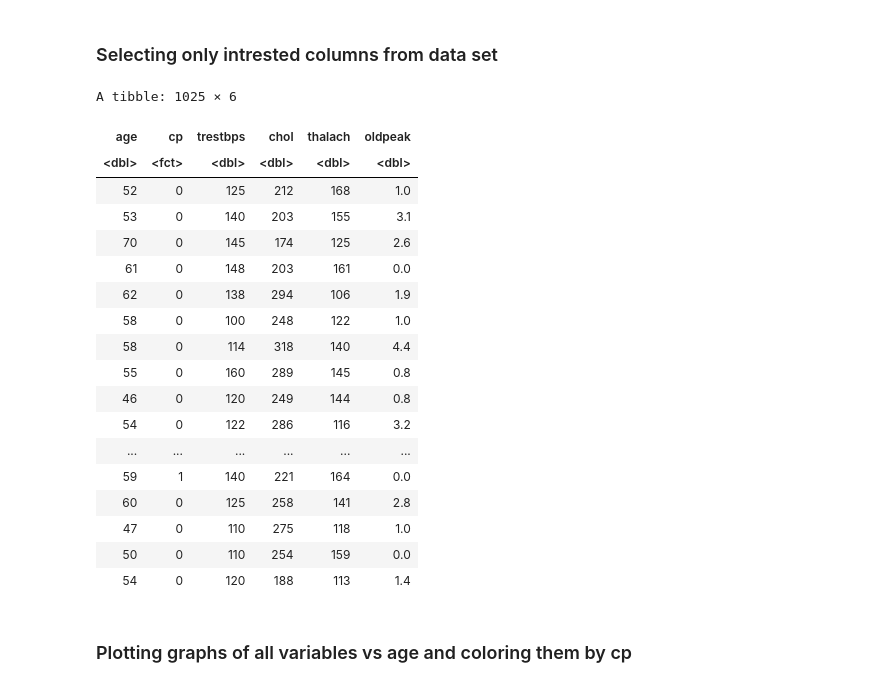
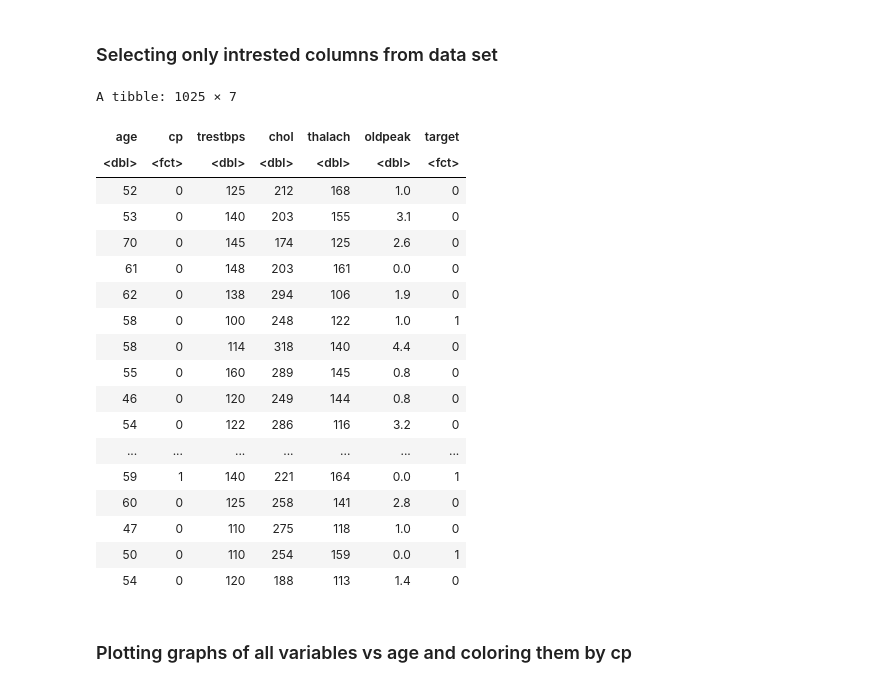
Before and after one commit to carriexu26/DSCI-Group-Project, a Jupyter notebook: heart_disease.ipynb, the cells around one changed output. Saved outputs shown, nothing was run; the diff lists cells and outputs as text; code cells hidden in the pictures.

```diff
--- a/heart_disease.ipynb
+++ b/heart_disease.ipynb
@@ -41,28 +65,28 @@ A spec_tbl_df: 1025 × 14
 # %% [markdown]
 ### Selecting only intrested columns from data set
 # %%
-heart_data_1 <- select(heart_data,age,cp,trestbps,chol,thalach,oldpeak) |> mutate(cp = as_factor(cp))
+heart_data_1 <- select(heart_data,age,cp,trestbps,chol,thalach,oldpeak, target) |> mutate(cp = as_factor(cp), target = as_factor(target))
 heart_data_1
 # %% [output]
-A tibble: 1025 × 6
+A tibble: 1025 × 7
-| age | cp | trestbps | chol | thalach | oldpeak |
-| <dbl> | <fct> | <dbl> | <dbl> | <dbl> | <dbl> |
-| 52 | 0 | 125 | 212 | 168 | 1.0 |
-| 53 | 0 | 140 | 203 | 155 | 3.1 |
-| 70 | 0 | 145 | 174 | 125 | 2.6 |
-| 61 | 0 | 148 | 203 | 161 | 0.0 |
-| 62 | 0 | 138 | 294 | 106 | 1.9 |
-| 58 | 0 | 100 | 248 | 122 | 1.0 |
-| 58 | 0 | 114 | 318 | 140 | 4.4 |
-| 55 | 0 | 160 | 289 | 145 | 0.8 |
-| 46 | 0 | 120 | 249 | 144 | 0.8 |
-| 54 | 0 | 122 | 286 | 116 | 3.2 |
-| ... | ... | ... | ... | ... | ... |
-| 59 | 1 | 140 | 221 | 164 | 0.0 |
-| 60 | 0 | 125 | 258 | 141 | 2.8 |
-| 47 | 0 | 110 | 275 | 118 | 1.0 |
-| 50 | 0 | 110 | 254 | 159 | 0.0 |
-| 54 | 0 | 120 | 188 | 113 | 1.4 |
+| age | cp | trestbps | chol | thalach | oldpeak | target |
+| <dbl> | <fct> | <dbl> | <dbl> | <dbl> | <dbl> | <fct> |
+| 52 | 0 | 125 | 212 | 168 | 1.0 | 0 |
+| 53 | 0 | 140 | 203 | 155 | 3.1 | 0 |
+| 70 | 0 | 145 | 174 | 125 | 2.6 | 0 |
+| 61 | 0 | 148 | 203 | 161 | 0.0 | 0 |
+| 62 | 0 | 138 | 294 | 106 | 1.9 | 0 |
+| 58 | 0 | 100 | 248 | 122 | 1.0 | 1 |
+| 58 | 0 | 114 | 318 | 140 | 4.4 | 0 |
+| 55 | 0 | 160 | 289 | 145 | 0.8 | 0 |
+| 46 | 0 | 120 | 249 | 144 | 0.8 | 0 |
+| 54 | 0 | 122 | 286 | 116 | 3.2 | 0 |
+| ... | ... | ... | ... | ... | ... | ... |
+| 59 | 1 | 140 | 221 | 164 | 0.0 | 1 |
+| 60 | 0 | 125 | 258 | 141 | 2.8 | 0 |
+| 47 | 0 | 110 | 275 | 118 | 1.0 | 0 |
+| 50 | 0 | 110 | 254 | 159 | 0.0 | 1 |
+| 54 | 0 | 120 | 188 | 113 | 1.4 | 0 |
 # %% [markdown]
 ### Plotting graphs of all variables vs age and coloring them by cp
 # %%
```
Also changed, not shown: parts of 3 cells of this notebook.
